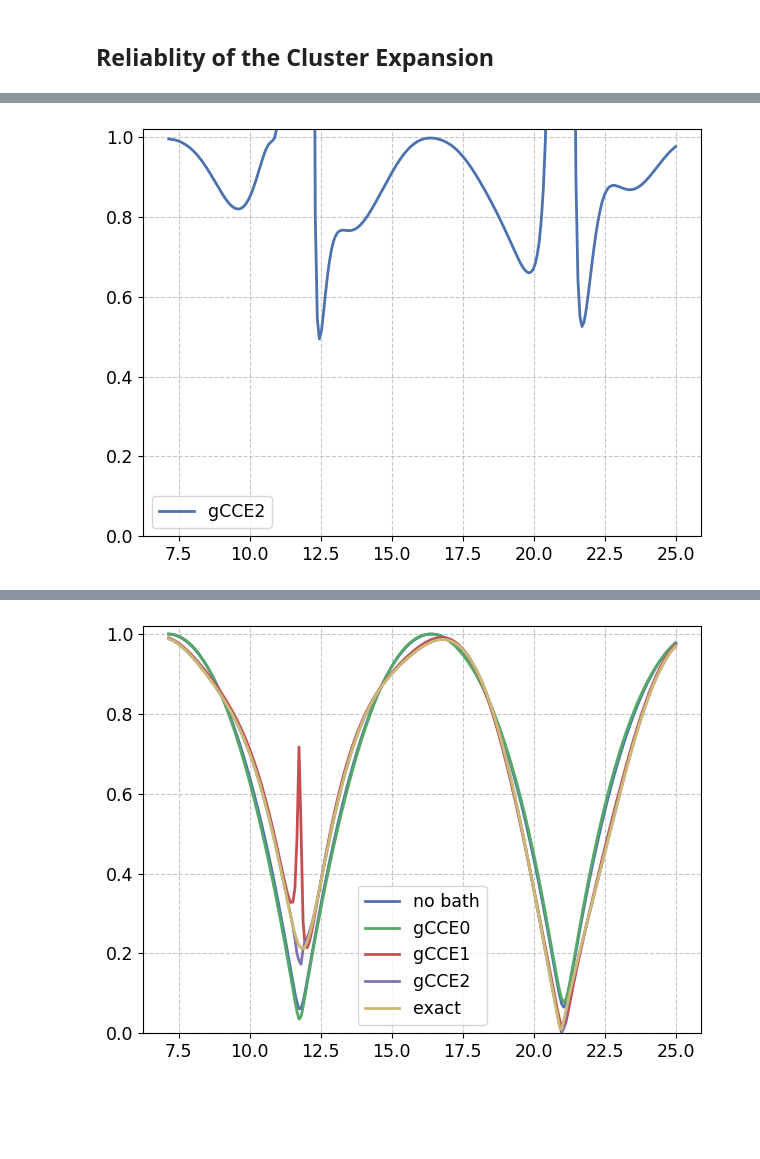
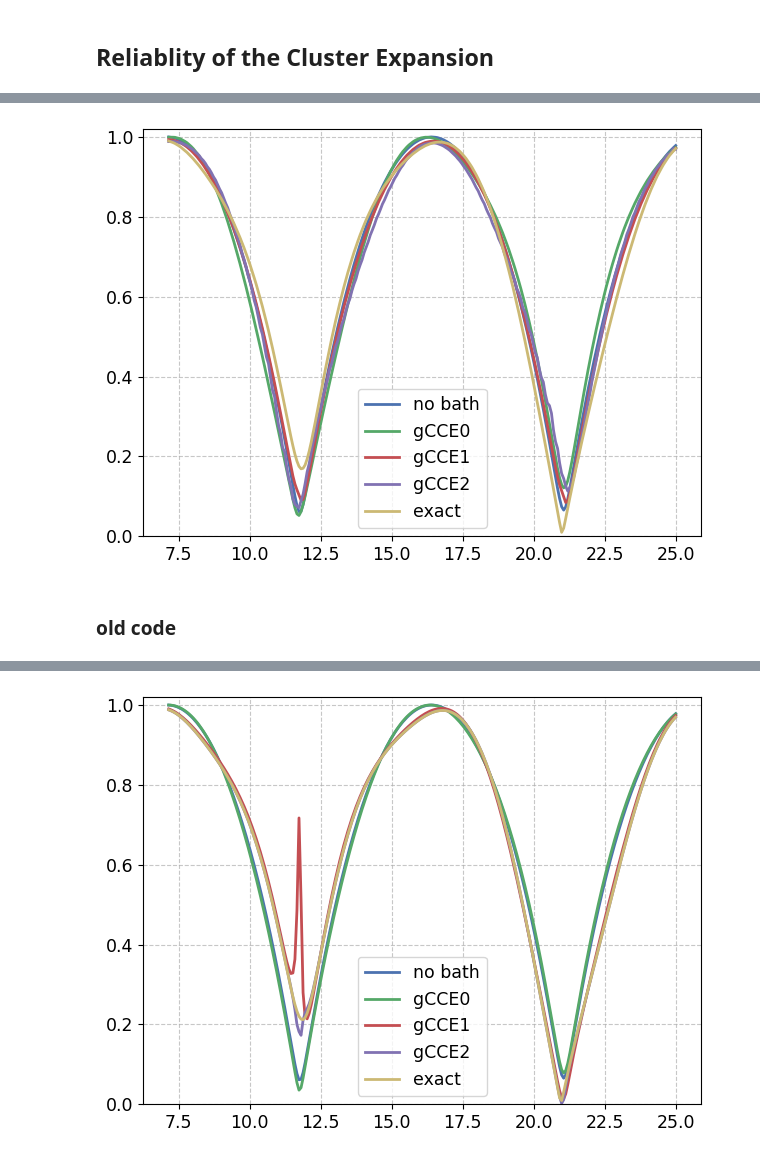
Before and after one commit to dehe1011/NVcenter, a Jupyter notebook: development/Tutorial.ipynb, the cells around one changed output, grey strips where cells are left out. Drawn from its saved outputs; the diff is of its cells as text; code cells hidden in the pictures; blank space fills up the shorter version.

```diff
--- a/development/Tutorial.ipynb
+++ b/development/Tutorial.ipynb
@@ -285,7 +285,7 @@ C13_pos = (8.728883757198979e-10, 0.0, 1.8558998769620693e-10) # Dominik
 register_config = [('NV', (0, 0, 0), 0, {}), ('C13', C13_pos, 0, {})]
 
 directory = os.path.join(os.getcwd(), "baths")
-filename = "dominik_bath_small"
+filename = "dominik_bath"
 bath_configs_nested = load_spin_baths(filename, directory)
 bath_configs = [item for sublist in bath_configs_nested for item in sublist]
 
@@ -318,17 +295,22 @@ plt.show()
 # %%
 %%time
-kwargs = dict(env_approx_level='gCCE2', suter_method=True, verbose=False, target=bell_state, thermal_bath=False, bath_configs=bath_configs)
-env = Environment2(register_config, **kwargs)
 
-env.gate_props_list = [
-    ("free_evo", dict(t=0.e-6)),
-    ("inst_rot", dict(alpha=0.99813568, phi=0.69459264)),
-    ("free_evo", dict(t=4.06620465e-6)),
-    ("inst_rot", dict(alpha=3.57557112, phi=1.97327426)),
-    ("free_evo", dict(t=1.57022726e-6)),
-    ("inst_rot", dict(alpha=1.68300382, phi=0.50816523)),
-    ("free_evo", dict(t=1.50788214e-6)),
-]
+log_negs_list = []
+approx_levels = ['no_bath', 'gCCE0', 'gCCE1', 'gCCE2', 'full_bath']
+for env_approx_level in approx_levels:
+    kwargs = dict(dm_offset=1e-8, env_approx_level='full_bath', suter_method=True, verbose=False, target=bell_state, thermal_bath=True, bath_configs=bath_configs[:1])
+    env = Environment2(register_config, **kwargs)
 
-t_list = np.linspace(env.total_gate_time, 25e-6, 250)
-log_negs_gCCE2 = env.calc_values('log_neg', t_list=t_list)[0, :]
+    env.gate_props_list = [
+        ("free_evo", dict(t=0.e-6)),
+        ("inst_rot", dict(alpha=0.99813568, phi=0.69459264)),
+        ("free_evo", dict(t=4.06620465e-6)),
+        ("inst_rot", dict(alpha=3.57557112, phi=1.97327426)),
+        ("free_evo", dict(t=1.57022726e-6)),
+        ("inst_rot", dict(alpha=1.68300382, phi=0.50816523)),
+        ("free_evo", dict(t=1.50788214e-6)),
+    ]
+
+    t_list = np.linspace(env.total_gate_time, 25e-6, 250)
+    states = env.calc_states(t_list=t_list)
+    log_negs_list.append( [calc_logarithmic_negativity(state) for state in states[0,:]] )
@@ -338,14 +334,16 @@ Wall time: 2min 2s
 # %%
 import matplotlib.pyplot as plt
 
 fig, ax = plt.subplots()
-# ax.plot(t_list*1e6, log_negs_no_bath, label='no bath')
-# ax.plot(t_list*1e6, log_negs_gCCE0, label='gCCE0')
-# ax.plot(t_list*1e6, log_negs_gCCE1, label='gCCE1')
+ax.plot(t_list*1e6, log_negs_no_bath, label='no bath')
+ax.plot(t_list*1e6, log_negs_gCCE0, label='gCCE0')
+ax.plot(t_list*1e6, log_negs_gCCE1, label='gCCE1')
 ax.plot(t_list*1e6, log_negs_gCCE2, label='gCCE2')
-# ax.plot(t_list*1e6, log_negs_full_bath, label='exact')
+ax.plot(t_list*1e6, log_negs_full_bath, label='exact')
 ax.legend()
 ax.set_ylim(0,1.02)
 plt.show()
 # %% [output]
-[figure, old version]
+[figure, new version]
+# %% [markdown]
+### old code
```
Also changed, not shown: parts of 6 cells of this notebook, 22 other files.
